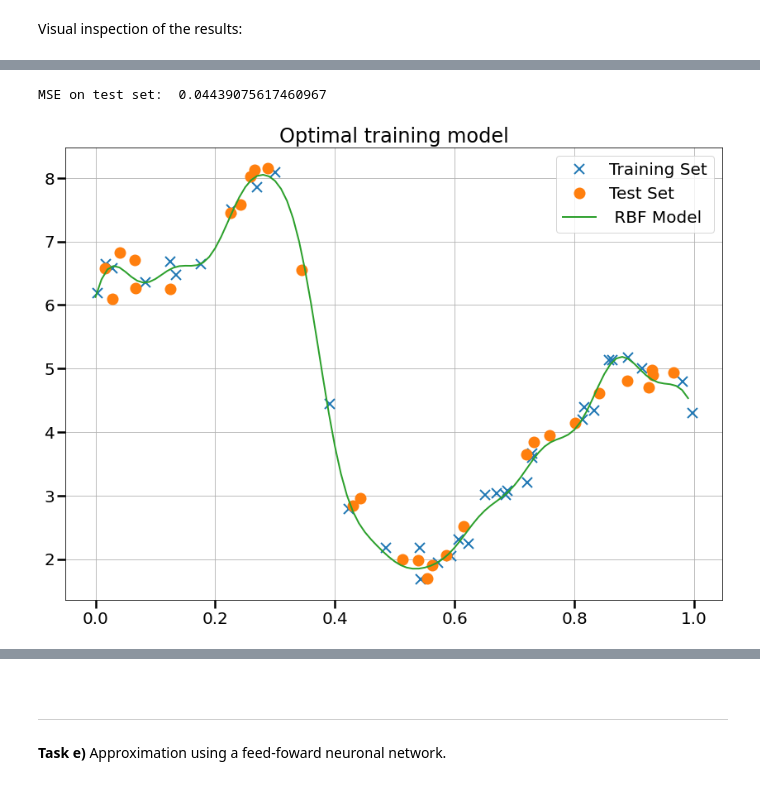
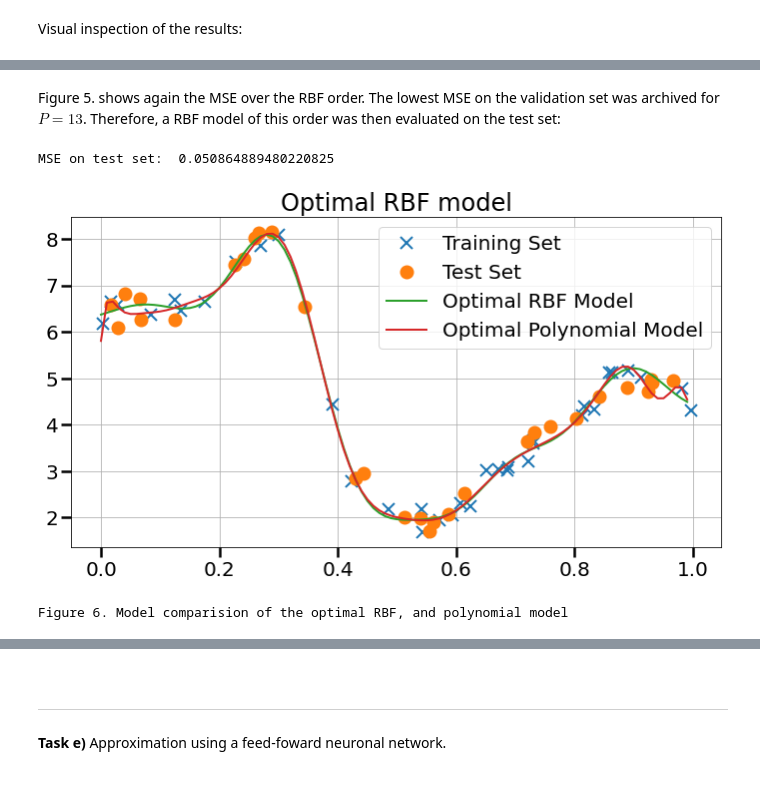
Before and after one commit to FelixSto/NSP_Assignments, a Jupyter notebook: notebooks/assignments/1-1-system-identification.ipynb, the cells around one changed output, grey strips where cells are left out. Drawn from its saved outputs; the diff is of its cells as text; code cells hidden in the pictures.

```diff
--- a/notebooks/assignments/1-1-system-identification.ipynb
+++ b/notebooks/assignments/1-1-system-identification.ipynb
@@ -225,7 +227,7 @@ plt.show()
 # %% [markdown]
 Evaluation based on validation set performance:
 # %%
-P_max = 30
+P_max = 25
 
 residuals_validation = np.zeros(P_max-1)
 residuals_train = np.zeros(P_max-1)
@@ -342,33 +392,39 @@ $^1$ Using the so called pseudoinverse, or  of A
+# %% [markdown]
+Figure 5. shows again the MSE over the RBF order. The lowest MSE on the validation set was archived for $P=13$. Therefore, a RBF model of this order was then evaluated on the test set:
 # %%
-P = 20 #number of RBF's
+P = 13 #number of RBF's
 
 rbf_center = np.arange(0,1,1/P)
 w2 = (2/P)**2 #width parameter sqared
 
-A = RbfOptimizer(P, w2, x_train)
-c_opt = np.linalg.pinv(A).dot(y_train)
+A = RbfOptimizer(P, w2, x_train2)
+c_opt = np.linalg.pinv(A).dot(y_train2)
 
 #Evaluate the model with test set
 
 y_hat = RbfOptimizer(P, w2, x_test).dot(c_opt)  #for MSE compuation
 mse = np.mean((y_hat-y_test)**2)
 
 print('MSE on test set: ', mse)
 
 x_eval = np.arange(0,1,0.01)
 y_eval = RbfOptimizer(P, w2, x_eval).dot(c_opt) #for plot
 
 #Plot the model for the selected model order P
 
-plt.figure()
+plt.figure(figsize=(10,6))
 plt.plot(x_train2, y_train2, 'x', label = 'Training Set')
 plt.plot(x_test, y_test, 'o', label='Test Set')
-plt.plot(x_eval, y_eval, label = ' RBF Model')
-plt.title('Optimal training model')
+plt.plot(x_eval, y_eval, label = 'Optimal RBF Model')
+plt.plot(x_eval, y_opt_model, label='Optimal Polynomial Model')
+plt.title('Optimal RBF model')
 plt.legend()
 plt.grid()
 plt.tight_layout()
 plt.show()
+
+disp('Figure 6. Model comparision of the optimal RBF, and polynomial model')
 # %% [output]
-MSE on test set:  0.04439075617460967
+MSE on test set:  0.050864889480220825
-[figure, old version]
+[figure, new version]
+Figure 6. Model comparision of the optimal RBF, and polynomial model
```
Also changed, not shown: parts of 15 cells of this notebook.
